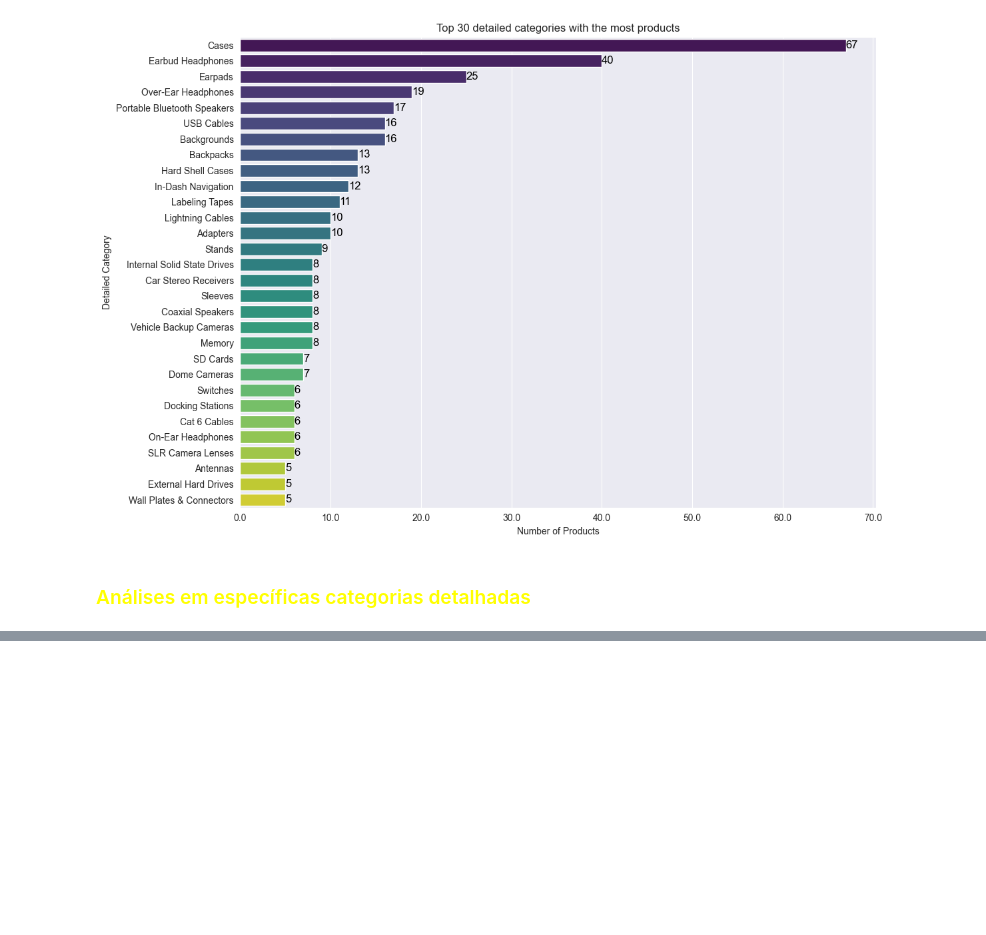
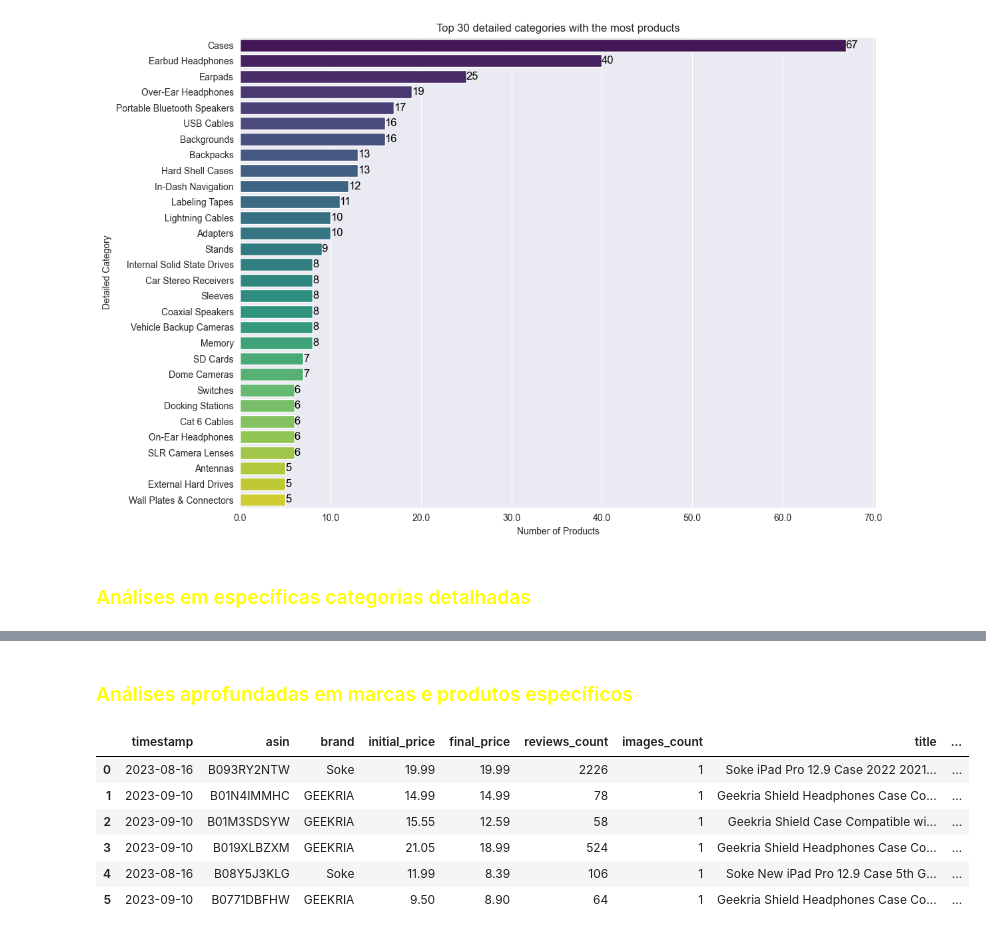
Before and after one commit to caioypaulino/Projet-BigData_Analytics_PySpark, a Jupyter notebook: big_data_analytics.ipynb, the cells around one changed output, grey strips where cells are left out. Cells and saved outputs as stored; diff of their text form; code cells hidden in the pictures; blank space fills up the shorter version.

```diff
--- a/big_data_analytics.ipynb
+++ b/big_data_analytics.ipynb
@@ -444,0 +447,19 @@ plt.show()
+# %% [markdown]
+### <span style='color:Yellow'> Análises aprofundadas em marcas e produtos específicos </span>
+# %%
+#brands = ['SUPCASE', 'Spigen'] # Expensive (final_price alto)
+#brands = ['Fintie', 'MoKo'] # Medium (final_price médio)
+brands = ['GEEKRIA', 'Soke'] # Cheap (final_price baixo)
+
+# Filtrando produtos das marcas específicas e ordenando por maior rating e maior reviews_count
+(df.filter((col('brand').isin(brands)) & (col('detailed_category') == det_cat))
+    .orderBy(['rating', 'reviews_count'], ascending=[0, 0])
+    .toPandas())
+# %% [output]
+|  | timestamp | asin | brand | initial_price | final_price | reviews_count | images_count | title | ... |
+| 0 | 2023-08-16 | B093RY2NTW | Soke | 19.99 | 19.99 | 2226 | 1 | Soke iPad Pro 12.9 Case 2022 2021... | ... |
+| 1 | 2023-09-10 | B01N4IMMHC | GEEKRIA | 14.99 | 14.99 | 78 | 1 | Geekria Shield Headphones Case Co... | ... |
+| 2 | 2023-09-10 | B01M3SDSYW | GEEKRIA | 15.55 | 12.59 | 58 | 1 | Geekria Shield Case Compatible wi... | ... |
+| 3 | 2023-09-10 | B019XLBZXM | GEEKRIA | 21.05 | 18.99 | 524 | 1 | Geekria Shield Headphones Case Co... | ... |
+| 4 | 2023-08-16 | B08Y5J3KLG | Soke | 11.99 | 8.39 | 106 | 1 | Soke New iPad Pro 12.9 Case 5th G... | ... |
+| 5 | 2023-09-10 | B0771DBFHW | GEEKRIA | 9.50 | 8.90 | 64 | 1 | Geekria Shield Headphones Case Co... | ... |
```
Also changed, not shown: parts of 7 cells of this notebook.
